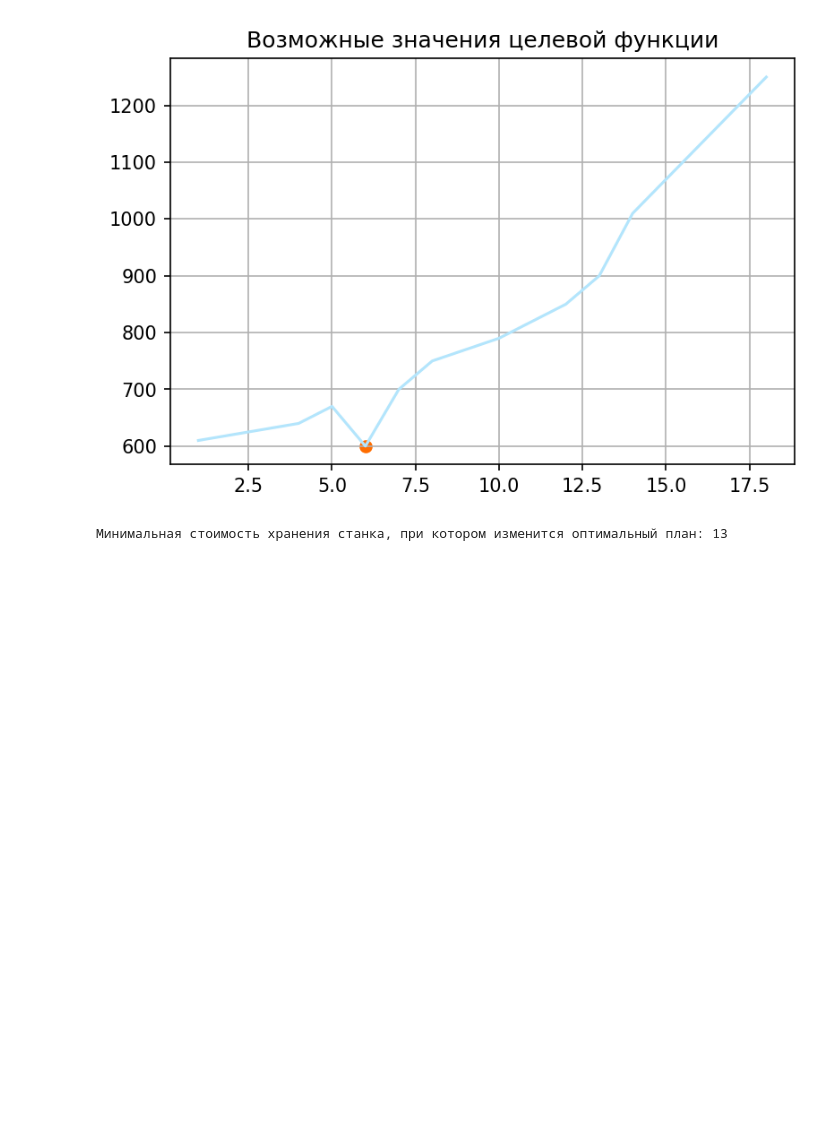
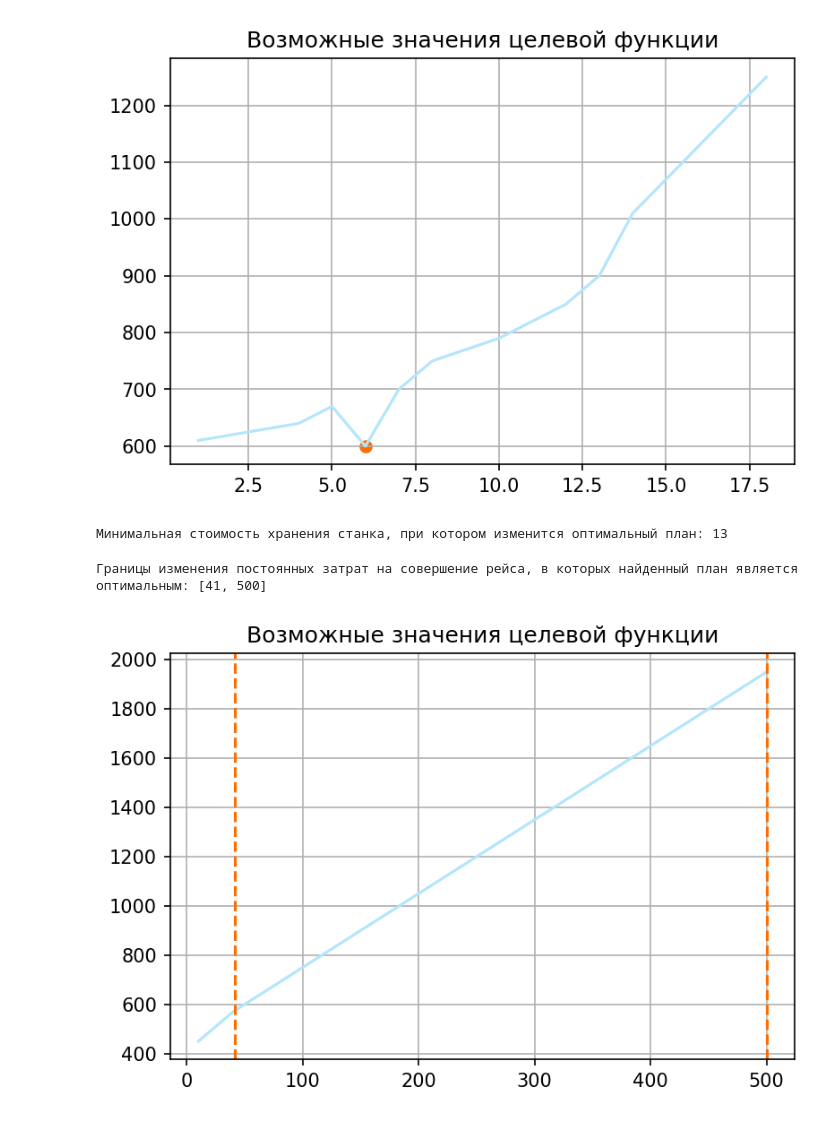
Before and after one commit to ChMcg/tpr-labs, a Jupyter notebook: Task3.ipynb, the cells around one changed output. Cells and saved outputs as stored; diff of their text form; code cells hidden in the pictures; blank space fills up the shorter version.

```diff
--- a/Task3.ipynb
+++ b/Task3.ipynb
@@ -22,8 +22,6 @@
 |   Месяц    |   4   |   5   |   6   |
 | Спрос, шт. |   3   |   0   |   2   |
 # %%
-import TableIt
-import matplotlib.pyplot as plt
 
 class Problem():
     inf = 10**8
@@ -36,7 +34,8 @@ class Problem():
         init_machines,
         table,
         price_of_shipping: int = 10,
-        price_of_storage: int = 10
+        price_of_storage: int = 10,
+        base_price_of_shipping: int = 50
     ):
         self.num_of_month = num_of_months
         self.max_shipping = max_shipping
@@ -52,6 +51,7 @@ class Problem():
         self.optimal_plan = []
         self.PoSh = price_of_shipping
         self.PoSt = price_of_storage
+        self.Posh_base = base_price_of_shipping
 
     def solve(self) -> bool:
         solved = False
@@ -65,7 +65,7 @@ class Problem():
                     amount = storage + shipped - demand
                     if (0 <= amount <= self.max_storage):
                         if (shipped > 0):
-                            cost_of_shipping = 50 + self.PoSh*shipped
+                            cost_of_shipping = self.Posh_base + self.PoSh*shipped
                         else:
                             shipped = 0
                             cost_of_shipping = 0
@@ -202,3 +202,64 @@ for PoSt in search_range:
 # plt.show()
 # %% [output]
 Минимальная стоимость хранения станка, при котором изменится оптимальный план: 13
+# %%
+
+a = Problem(
+    num_of_months=6,
+    max_shipping=5,
+    max_storage=20,
+    init_machines=4,
+    table=[0,7,6,3,0,2]
+)
+# a.debug = True
+a.solve()
+a._form_result()
+optimal = [(x[0], x[1], x[2]) for x in a.optimal_plan]
+valid = []
+costs = []
+search_range = range(10, 500+1)
+for PoSh_base in search_range:
+    # print('===========================')
+    a = Problem(
+        num_of_months=6,
+        max_shipping=5,
+        max_storage=20,
+        init_machines=4,
+        table=[0,7,6,3,0,2],
+        base_price_of_shipping=PoSh_base
+    )
+    # a.debug = True
+    a.solve()
+    a._form_result()
+    tmp = [(x[0], x[1], x[2]) for x in a.optimal_plan]
+    costs.append(a.optimal_plan[0][-1])
+    if tmp != optimal:
+        pass
+        # print(
+        #     'Минимальная стоимость хранения станка, при котором изменится оптимальный план:',
+        #     PoSh_base
+        # )
+        # break
+    else:
+        valid.append(PoSh_base)
+
+PoSh_base_min = min(valid)
+PoSh_base_max = max(valid)
+print(
+    'Границы изменения постоянных затрат ' \
+    'на совершение рейса, в которых найденный план ' \
+    'является оптимальным:',
+    f'[{PoSh_base_min}, {PoSh_base_max}]'
+)
+# %% [output]
+Границы изменения постоянных затрат на совершение рейса, в которых найденный план является оптимальным: [41, 500]
+# %%
+plt.subplots(dpi=150)
+plt.grid(True)
+plt.plot(search_range, costs, c='#B3E5FC')
+plt.axvline(PoSh_base_min, ls='--', c='#FF6D00')
+plt.axvline(PoSh_base_max, ls='--', c='#FF6D00')
+plt.title('Возможные значения целевой функции')
+plt.show()
+# %% [output]
+[figure, added]
```
